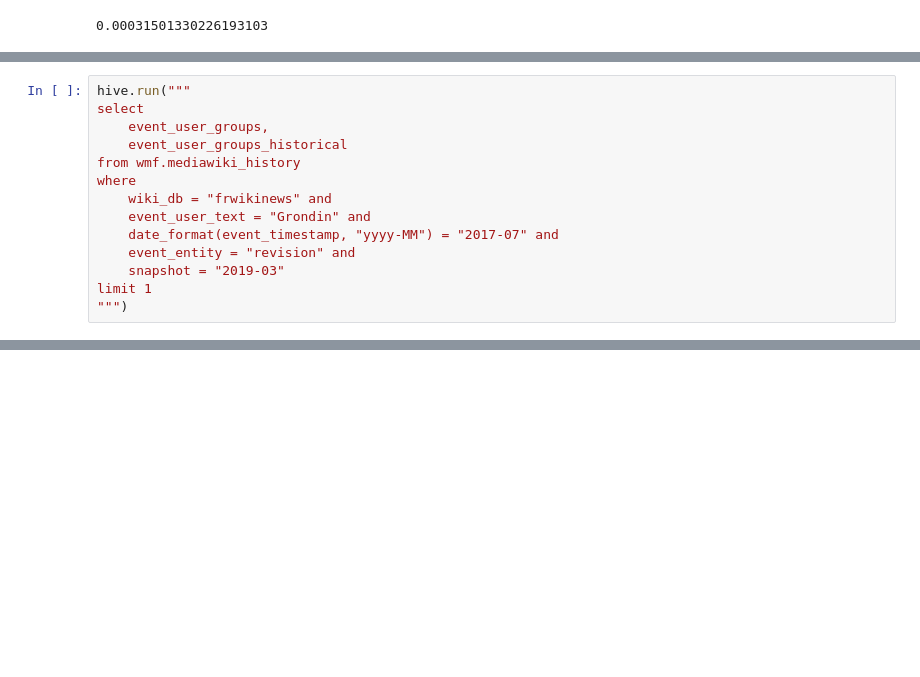
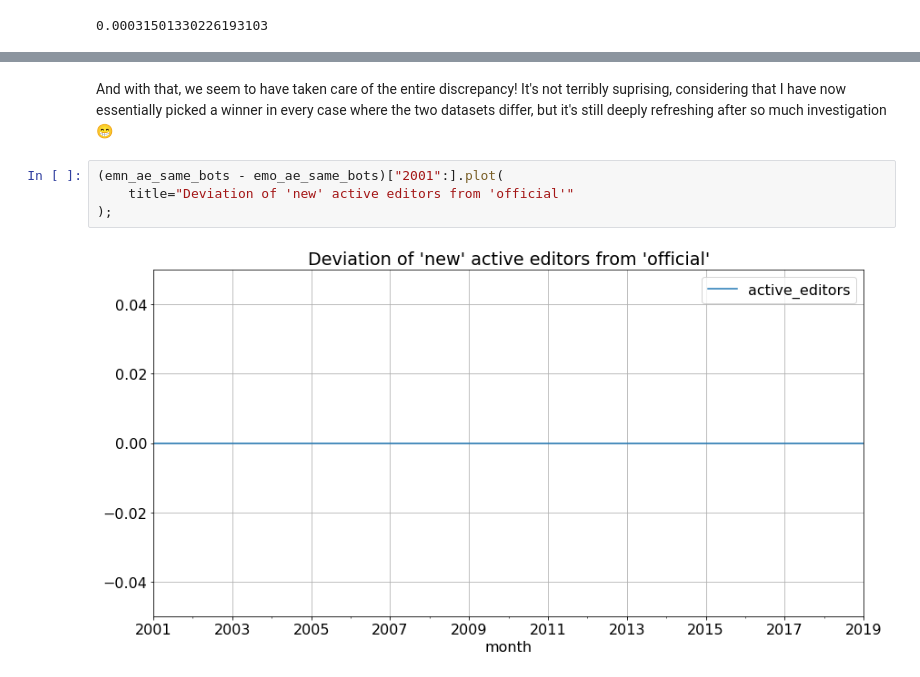
Before and after one commit to wikimedia-research/2019-02-active-editors-discrepancy, a Jupyter notebook: analysis.ipynb, the cells around one changed output, grey strips where cells are left out. Saved outputs shown, nothing was run; the diff lists cells and outputs as text; blank space fills up the shorter version.

Commit message:
Investigate last source of discrepancy

```diff
--- a/analysis.ipynb
+++ b/analysis.ipynb
@@ -957,14 +952,0 @@ len(differing_bot_flags) / len(matched_rows)
-# %%
-hive.run("""
-select
-    event_user_groups,
-    event_user_groups_historical
-from wmf.mediawiki_history
-where
-    wiki_db = "frwikinews" and
-    event_user_text = "Grondin" and
-    date_format(event_timestamp, "yyyy-MM") = "2017-07" and
-    event_entity = "revision" and
-    snapshot = "2019-03"
-limit 1
-""")
@@ -1010,0 +1030,8 @@ len(matched_rows.query("emo_user_registration != emn_user_registration")) / rows
+# %% [markdown]
+And with that, we seem to have taken care of the entire discrepancy! It's not terribly suprising, considering that I have now essentially picked a winner in every case where the two datasets differ, but it's still deeply refreshing after so much investigation 😁
+# %%
+(emn_ae_same_bots - emo_ae_same_bots)["2001":].plot(
+    title="Deviation of 'new' active editors from 'official'"
+);
+# %% [output]
+[figure, added]
```
Also changed, not shown: parts of 8 cells of this notebook.
